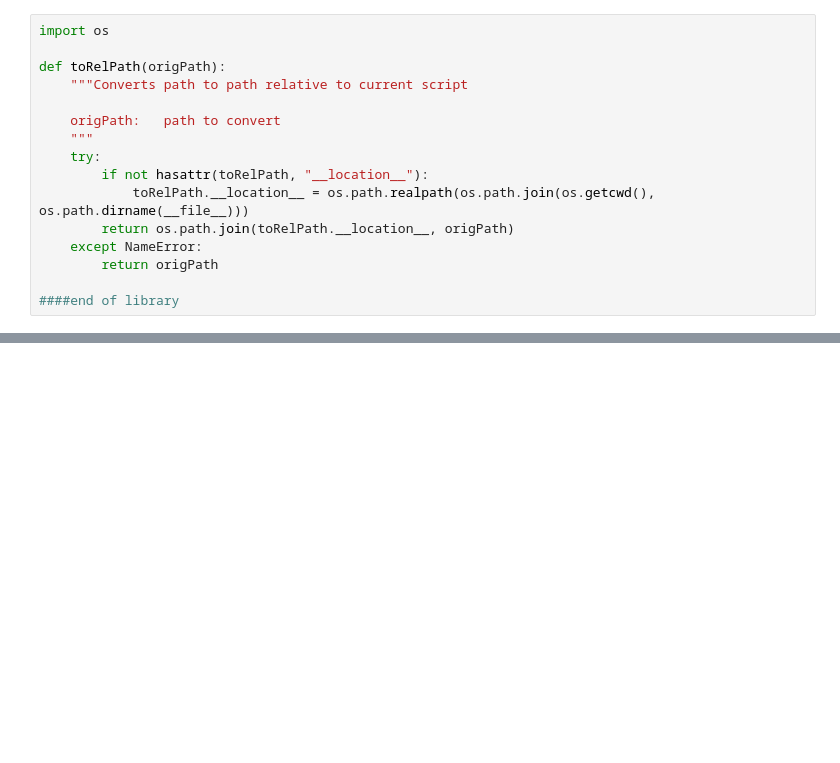
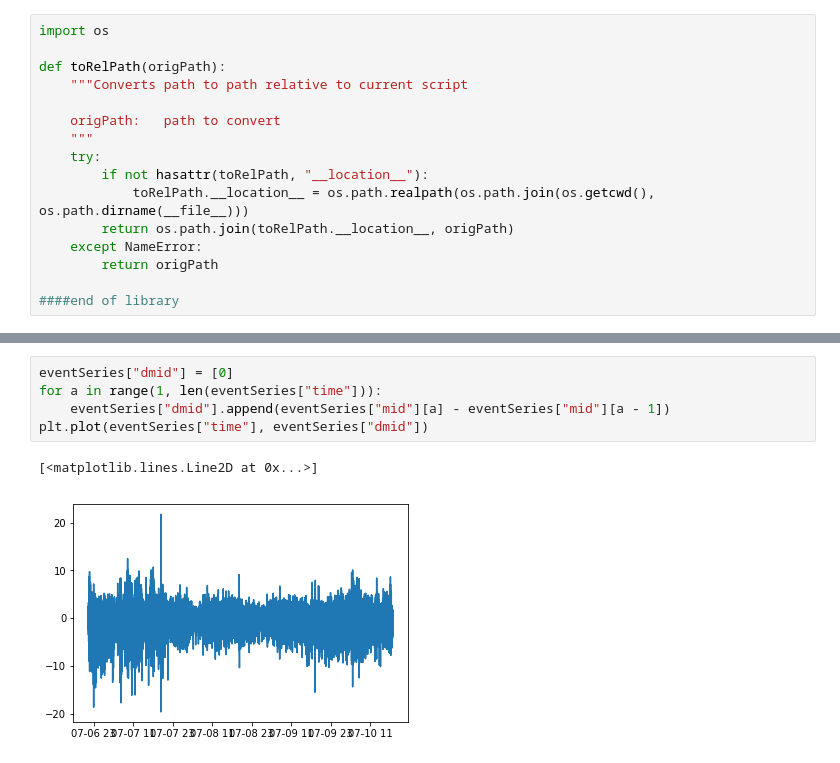
Before and after one commit to inmensustrading/inmensus, a Jupyter notebook: research/gemini-full-stack/analysis.ipynb, the cells around one changed output, grey strips where cells are left out. Cells and saved outputs as stored; diff of their text form; blank space fills up the shorter version.

```diff
--- a/research/gemini-full-stack/analysis.ipynb
+++ b/research/gemini-full-stack/analysis.ipynb
@@ -74,0 +119,8 @@ TypeError: can only concatenate list (not "int") to list
+# %%
+eventSeries["dmid"] = [0]
+for a in range(1, len(eventSeries["time"])):
+    eventSeries["dmid"].append(eventSeries["mid"][a] - eventSeries["mid"][a - 1])
+plt.plot(eventSeries["time"], eventSeries["dmid"])
+# %% [output]
+[<matplotlib.lines.Line2D at 0x...>]
+[figure, added]
```
Also changed, not shown: parts of 8 cells of this notebook, 1 other file.
